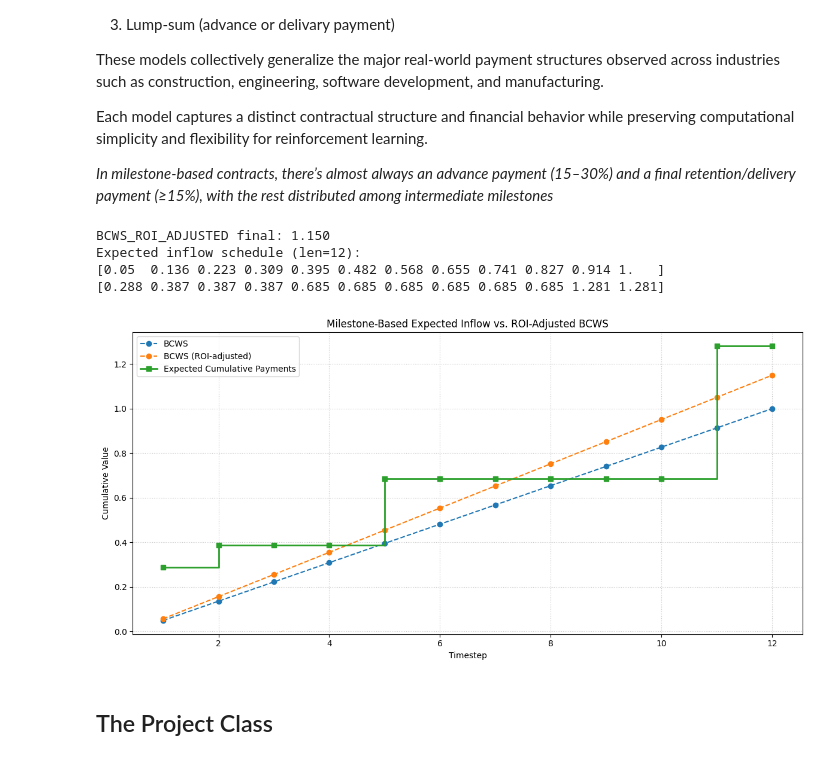
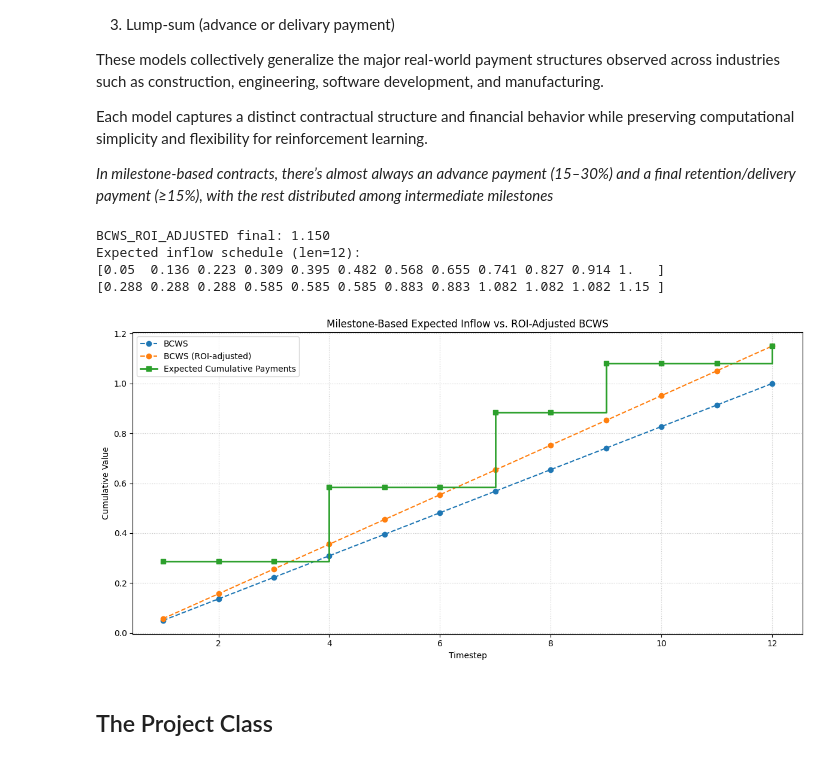
Before and after one commit to UDynamic/PPO-project-portfolio-budgeting-AI-agent, a Jupyter notebook: notebooks/portfolio_env.ipynb, the cells around one changed output. Cells and saved outputs as stored; diff of their text form; code cells hidden in the pictures.

Commit message:
satisfied the budgeting curve above cost curve

```diff
--- a/notebooks/portfolio_env.ipynb
+++ b/notebooks/portfolio_env.ipynb
@@ -474,7 +495,28 @@ class DummyProject:
             # --- Intermediate milestone count and positions ---
             possible_positions = np.arange(1, duration - 1)
             n_middle = random_uniform_int(1, min(4, len(possible_positions)))
-            middle_positions = sorted(np.random.choice(possible_positions, n_middle, replace=False))
+            # --- Random milestone placement ensuring non-negative cashflow ---
+            max_attempts = 50
+            for _ in range(max_attempts):
+                middle_positions = sorted(np.random.choice(possible_positions, n_middle, replace=False))
+
+                # build the temporary payment schedule
+                prev_pos = 0
+                cumulative = advance_frac * total_expected_payment
+                temp_schedule = np.full(duration, cumulative)
+
+                for pos in middle_positions:
+                    incremental_payment = self.BCWS_ROI_ADJUSTED[pos] - self.BCWS_ROI_ADJUSTED[prev_pos]
+                    cumulative += incremental_payment
+                    temp_schedule[pos:] = cumulative
+                    prev_pos = pos
+
+                # Check: all payments >= BCWS baseline (non-negative cashflow)
+                if np.all(temp_schedule >= self.BCWS):
+                    break
+            else:
+                print("⚠️ Warning: could not find milestone combination maintaining positive cashflow")
+
 
             # --- Build cumulative expected payment schedule ---
             schedule = np.zeros(duration, dtype=float)
@@ -506,35 +548,35 @@ result = p.milestone_based()
 print(f"BCWS_ROI_ADJUSTED final: {p.BCWS_ROI_ADJUSTED[-1]:.3f}")
 print(f"Expected inflow schedule (len={len(result)}):")
 print(np.round(p.BCWS, 3))
 print(np.round(result, 3))
 
 
 
 import matplotlib.pyplot as plt
 
 # --- Plotting the cumulative expected inflow vs BCWS baseline ---
 t = np.arange(1, p.DURATION + 1)
 
 plt.figure(figsize=(12, 6))
 plt.plot(t, p.BCWS, label="BCWS", linestyle="--", marker="o")
 plt.plot(t, p.BCWS_ROI_ADJUSTED, label="BCWS (ROI-adjusted)", linestyle="--", marker="o")
 
 plt.step(t, result, where="post", label="Expected Cumulative Payments", linewidth=2, marker="s")
 # plt.plot(t, result, label="Expected Cumulative Payments", linewidth=2, marker="s")
 
 plt.title("Milestone-Based Expected Inflow vs. ROI-Adjusted BCWS", fontsize=12)
 plt.xlabel("Timestep")
 plt.ylabel("Cumulative Value")
 plt.legend()
 plt.grid(True, linestyle=":", alpha=0.7)
 plt.tight_layout()
 plt.show()
 # %% [output]
 BCWS_ROI_ADJUSTED final: 1.150
 Expected inflow schedule (len=12):
 [0.05  0.136 0.223 0.309 0.395 0.482 0.568 0.655 0.741 0.827 0.914 1.   ]
-[0.288 0.387 0.387 0.387 0.685 0.685 0.685 0.685 0.685 0.685 1.281 1.281]
+[0.288 0.288 0.288 0.585 0.585 0.585 0.883 0.883 1.082 1.082 1.082 1.15 ]
-[figure, old version]
+[figure, new version]
 # %% [markdown]
 ## The Project Class
 # %%
```
Also changed, not shown: parts of 1 cell of this notebook.
